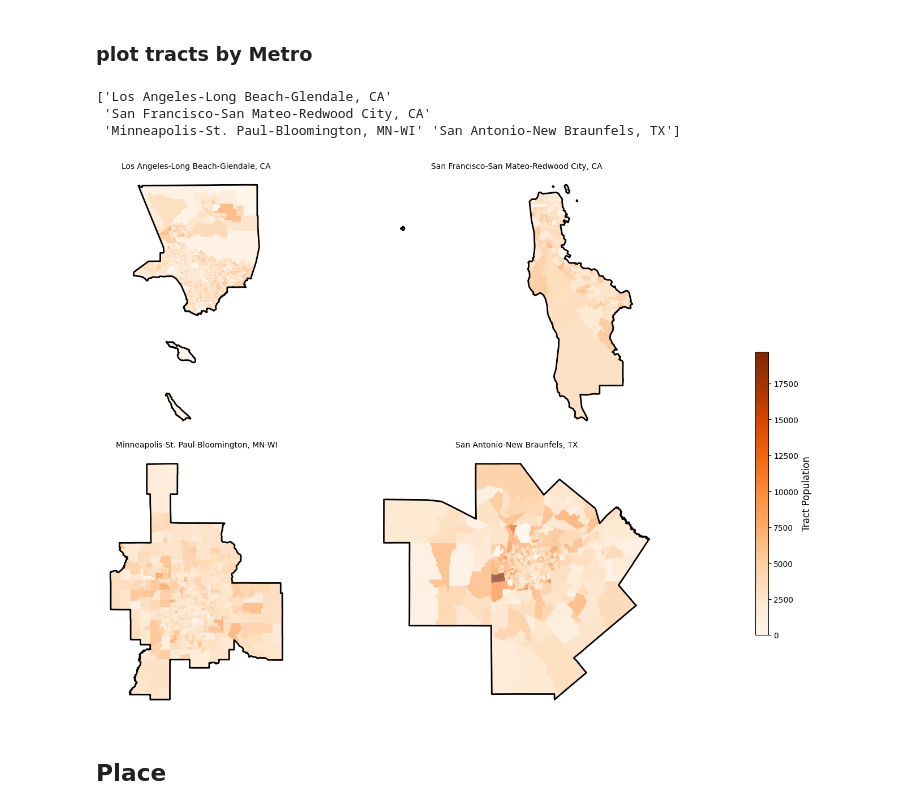
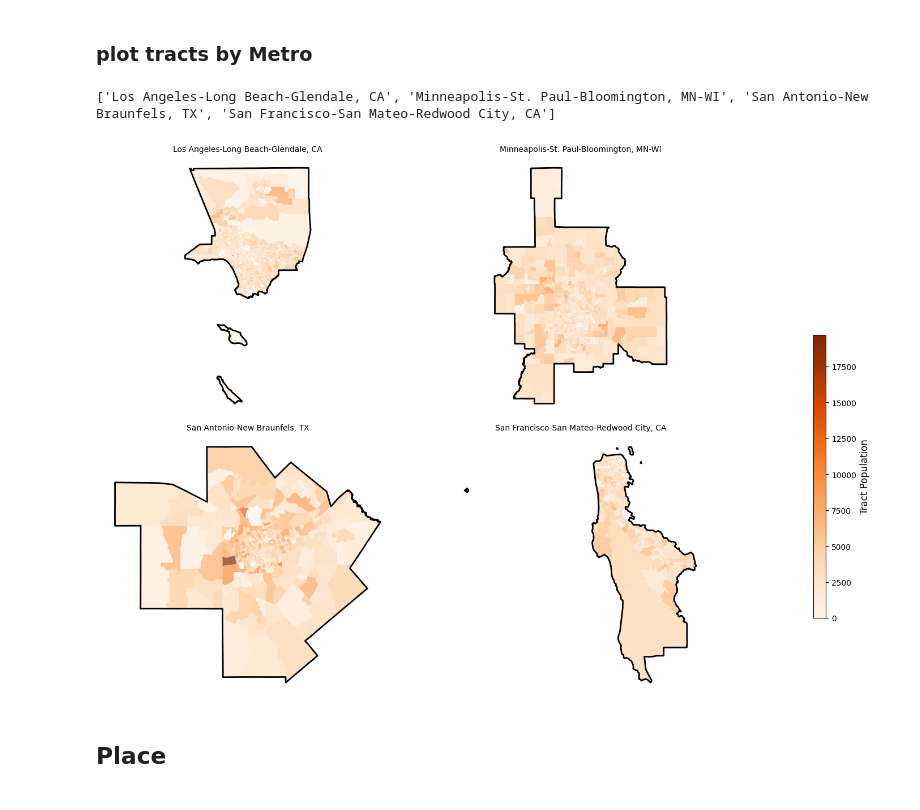
Before and after one commit to natcap/invest-mental-health, a Jupyter notebook: code/00a-aoi-urban-area.ipynb, the cells around one changed output. Drawn from its saved outputs; the diff is of its cells as text; code cells hidden in the pictures.

```diff
--- a/code/00a-aoi-urban-area.ipynb
+++ b/code/00a-aoi-urban-area.ipynb
@@ -498,7 +501,7 @@ plt.show()
 ### plot tracts by Metro
 # %%
 # Unique urban area names
-urban_names = met_i['NAME_METRO'].unique()
+urban_names = sorted(met_i['NAME_METRO'].unique())
 print(urban_names)
 n = len(urban_names)
 
@@ -544,37 +547,35 @@ for j in range(i + 1, len(axes)):
 
 ## (1) simple layout ----------------------------
 # plt.tight_layout()
 
 
 ## (2) Add a single shared colorbar -------------
 from mpl_toolkits.axes_grid1 import make_axes_locatable
 import matplotlib.cm as cm
 import matplotlib.colorbar as cb
 
 # Create colorbar axis
 fig.subplots_adjust(right=0.9)
 cax = fig.add_axes([0.92, 0.15, 0.015, 0.5])  # [left, bottom, width, height]
 
 # Create scalar mappable
 sm = cm.ScalarMappable(cmap='Oranges', norm=plt.Normalize(vmin=vmin, vmax=vmax))
 sm._A = []  # dummy array for colorbar
 cbar = fig.colorbar(sm, cax=cax)
 cbar.set_label('Tract Population', fontsize=12)
 
 plt.tight_layout(rect=[0, 0, 0.9, 1])
 
 
 
 
 # 3. Save the figure
 f = os.path.join(dir_figure, "aoi_facets_metro_2020.png")
 plt.savefig(f, dpi=300)
 plt.show()
 # %% [output]
-['Los Angeles-Long Beach-Glendale, CA'
- 'San Francisco-San Mateo-Redwood City, CA'
- 'Minneapolis-St. Paul-Bloomington, MN-WI' 'San Antonio-New Braunfels, TX']
+['Los Angeles-Long Beach-Glendale, CA', 'Minneapolis-St. Paul-Bloomington, MN-WI', 'San Antonio-New Braunfels, TX', 'San Francisco-San Mateo-Redwood City, CA']
-[figure, old version]
+[figure, new version]
 # %% [markdown]
 ## Place
 # %%
```
Also changed, not shown: parts of 26 cells of this notebook, 1 other file.
